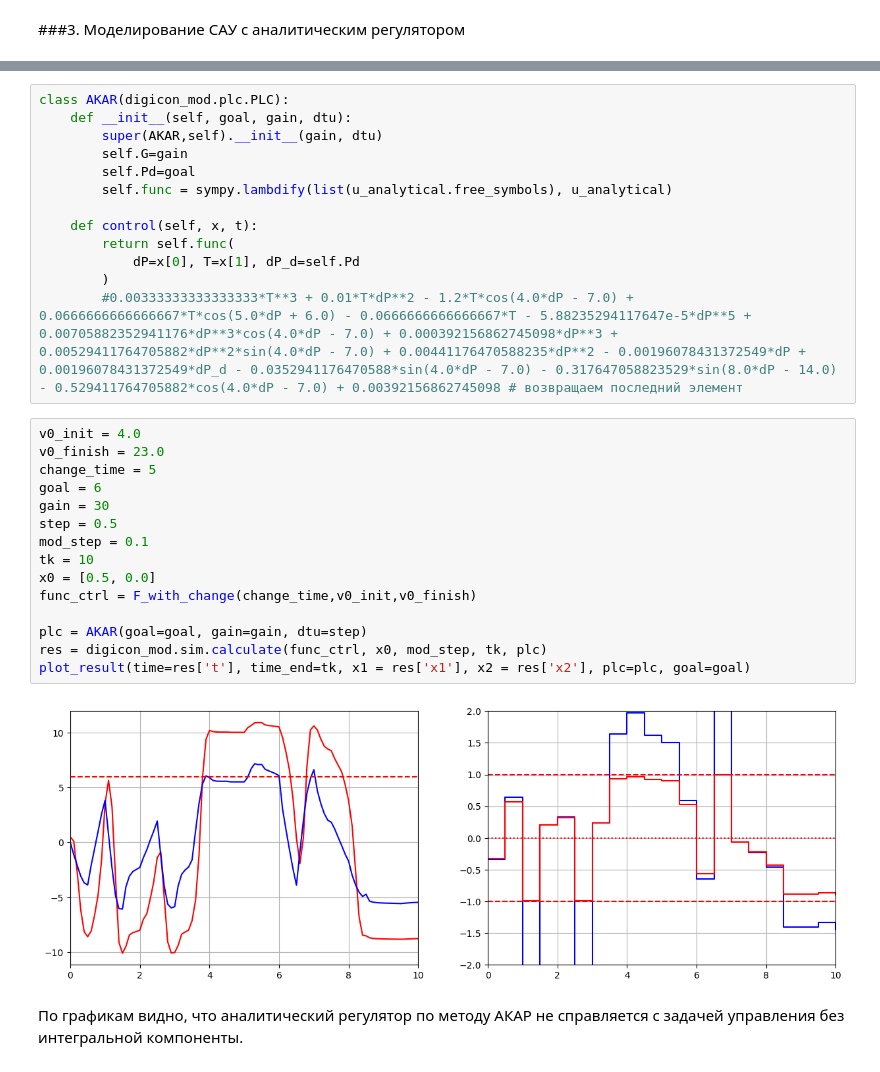
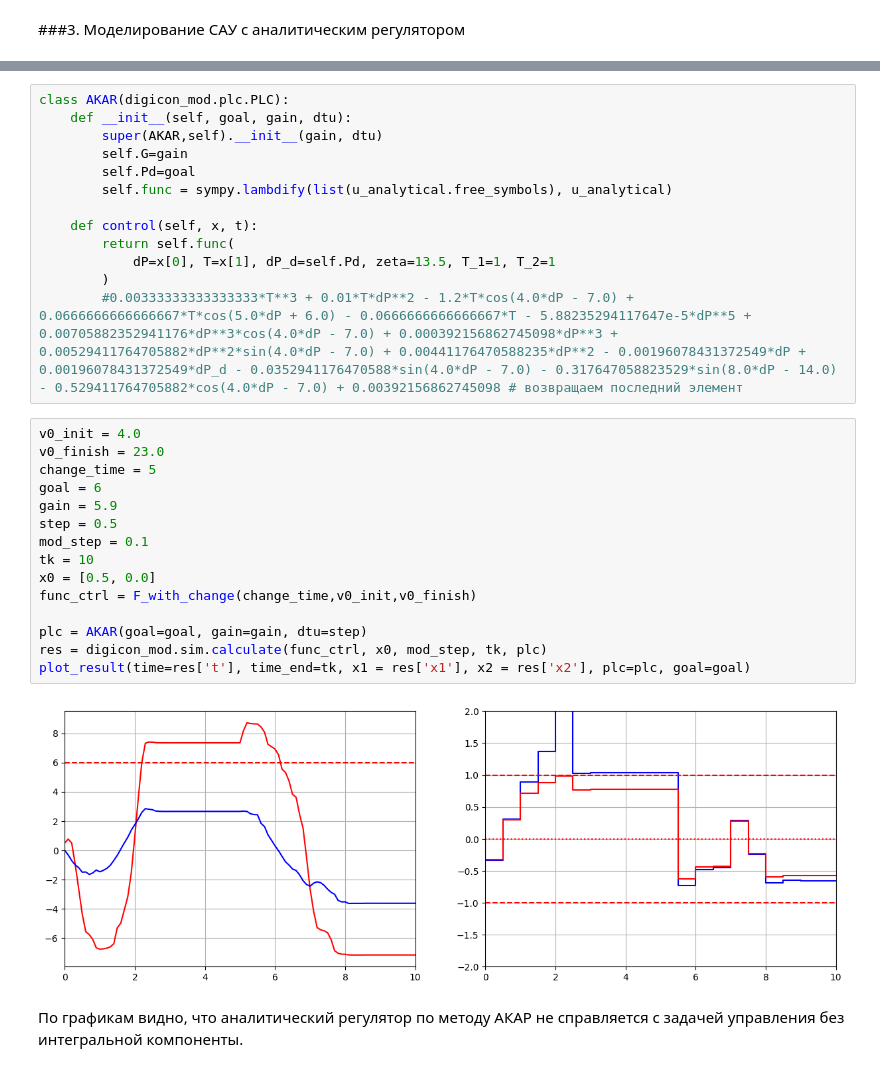
Before and after one commit to sanka-eu/nonlinear_and_adaptive_control_practice, a Jupyter notebook: lab2_akar.ipynb, the cells around one changed output, grey strips where cells are left out. Drawn from its saved outputs; the diff is of its cells as text.

```diff
--- a/lab2_akar.ipynb
+++ b/lab2_akar.ipynb
@@ -185,26 +188,26 @@ class AKAR(digicon_mod.plc.PLC):
 
     def control(self, x, t):
         return self.func(
-            dP=x[0], T=x[1], dP_d=self.Pd
+            dP=x[0], T=x[1], dP_d=self.Pd, zeta=13.5, T_1=1, T_2=1
         )
         #0.00333333333333333*T**3 + 0.01*T*dP**2 - 1.2*T*cos(4.0*dP - 7.0) + 0.0666666666666667*T*cos(5.0*dP + 6.0) - 0.0666666666666667*T - 5.88235294117647e-5*dP**5 + 0.00705882352941176*dP**3*cos(4.0*dP - 7.0) + 0.000392156862745098*dP**3 + 0.00529411764705882*dP**2*sin(4.0*dP - 7.0) + 0.00441176470588235*dP**2 - 0.00196078431372549*dP + 0.00196078431372549*dP_d - 0.0352941176470588*sin(4.0*dP - 7.0) - 0.317647058823529*sin(8.0*dP - 14.0) - 0.529411764705882*cos(4.0*dP - 7.0) + 0.00392156862745098 # возвращаем последний элемент
 # %%
 v0_init = 4.0
 v0_finish = 23.0
 change_time = 5
 goal = 6
-gain = 30
+gain = 5.9
 step = 0.5
 mod_step = 0.1
 tk = 10
 x0 = [0.5, 0.0]
 func_ctrl = F_with_change(change_time,v0_init,v0_finish)
 
 plc = AKAR(goal=goal, gain=gain, dtu=step)
 res = digicon_mod.sim.calculate(func_ctrl, x0, mod_step, tk, plc)
 plot_result(time=res['t'], time_end=tk, x1 = res['x1'], x2 = res['x2'], plc=plc, goal=goal)
 # %% [output]
-[figure, old version]
+[figure, new version]
 # %% [markdown]
 По графикам видно, что аналитический регулятор по методу АКАР не справляется с задачей управления без интегральной компоненты.
 # %% [markdown]
```
Also changed, not shown: parts of 3 cells of this notebook.
